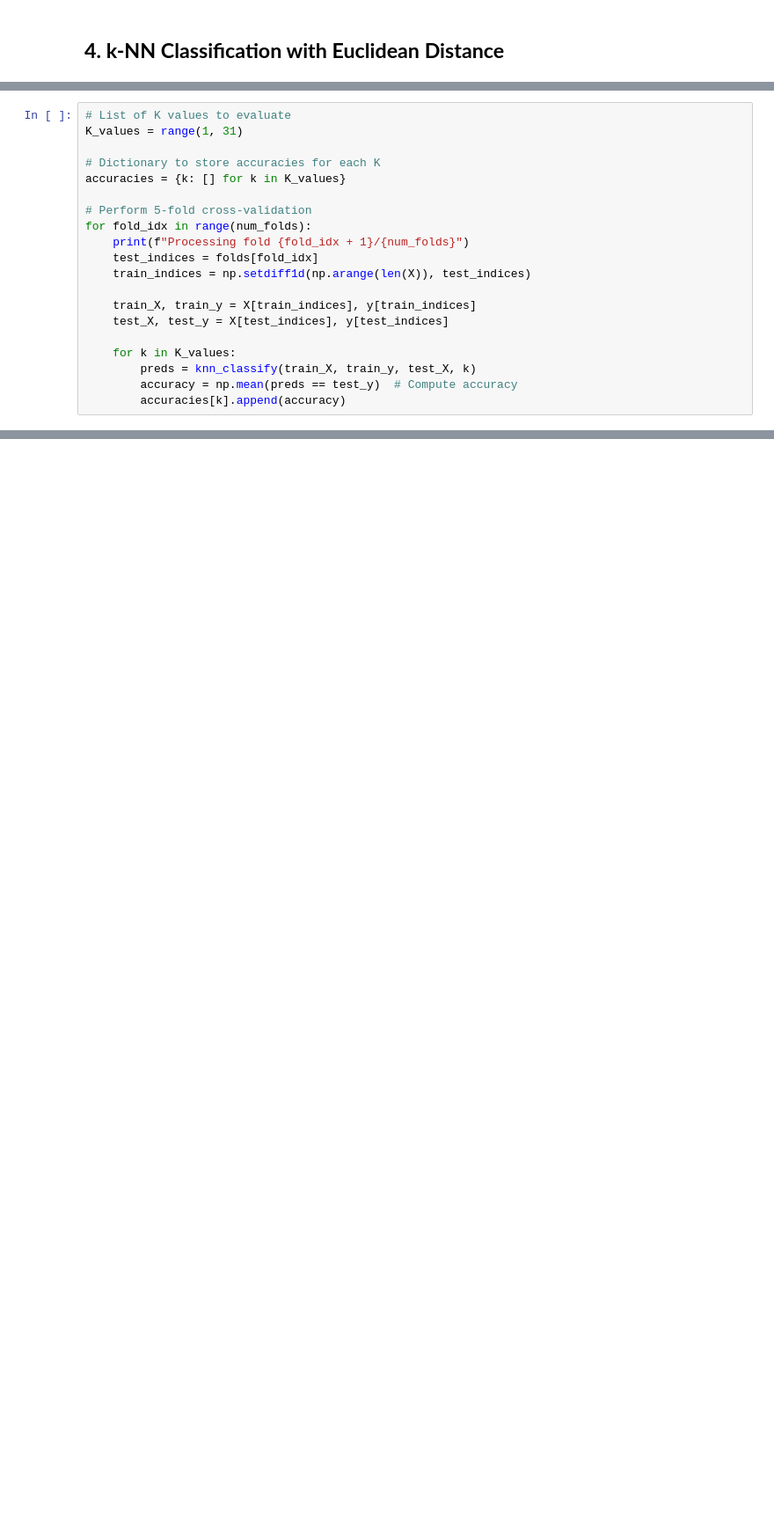
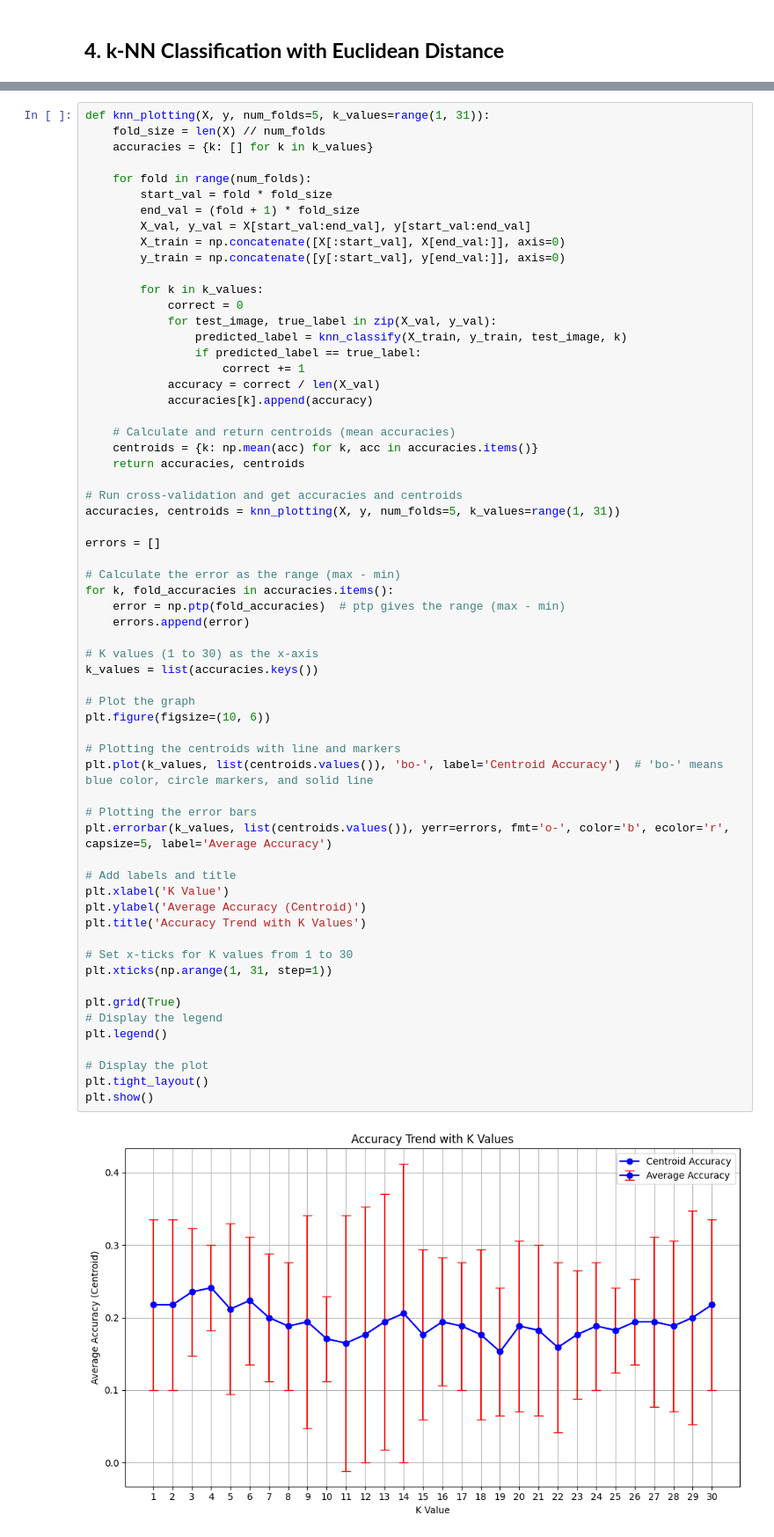
Before and after one commit to TanjiEvan/CVPR, a Jupyter notebook: MID/knn.ipynb, the cells around one changed output, grey strips where cells are left out. Shown at 88% size. Drawn from its saved outputs; the diff is of its cells as text; blank space fills up the shorter version.

```diff
--- a/MID/knn.ipynb
+++ b/MID/knn.ipynb
@@ -161,20 +302,0 @@ def knn_classify(train_X, train_y, test_X, k):
-# %%
-# List of K values to evaluate
-K_values = range(1, 31)
-
-# Dictionary to store accuracies for each K
-accuracies = {k: [] for k in K_values}
-
-# Perform 5-fold cross-validation
-for fold_idx in range(num_folds):
-    print(f"Processing fold {fold_idx + 1}/{num_folds}")
-    test_indices = folds[fold_idx]
-    train_indices = np.setdiff1d(np.arange(len(X)), test_indices)
-
-    train_X, train_y = X[train_indices], y[train_indices]
-    test_X, test_y = X[test_indices], y[test_indices]
-
-    for k in K_values:
-        preds = knn_classify(train_X, train_y, test_X, k)
-        accuracy = np.mean(preds == test_y)  # Compute accuracy
-        accuracies[k].append(accuracy)
@@ -243,0 +358,64 @@ Average Accuracies: [0.2176470588235294, 0.18823529411764706, 0.1882352941176470
+# %%
+def knn_plotting(X, y, num_folds=5, k_values=range(1, 31)):
+    fold_size = len(X) // num_folds
+    accuracies = {k: [] for k in k_values}
+
+    for fold in range(num_folds):
+        start_val = fold * fold_size
+        end_val = (fold + 1) * fold_size
+        X_val, y_val = X[start_val:end_val], y[start_val:end_val]
+        X_train = np.concatenate([X[:start_val], X[end_val:]], axis=0)
+        y_train = np.concatenate([y[:start_val], y[end_val:]], axis=0)
+
+        for k in k_values:
+            correct = 0
+            for test_image, true_label in zip(X_val, y_val):
+                predicted_label = knn_classify(X_train, y_train, test_image, k)
+                if predicted_label == true_label:
+                    correct += 1
+            accuracy = correct / len(X_val)
+            accuracies[k].append(accuracy)
+
+    # Calculate and return centroids (mean accuracies)
+    centroids = {k: np.mean(acc) for k, acc in accuracies.items()}
+    return accuracies, centroids
+
+# Run cross-validation and get accuracies and centroids
+accuracies, centroids = knn_plotting(X, y, num_folds=5, k_values=range(1, 31))
+
+errors = []
+
+# Calculate the error as the range (max - min)
+for k, fold_accuracies in accuracies.items():
+    error = np.ptp(fold_accuracies)  # ptp gives the range (max - min)
+    errors.append(error)
+
+# K values (1 to 30) as the x-axis
+k_values = list(accuracies.keys())
+
+# Plot the graph
+plt.figure(figsize=(10, 6))
+
+# Plotting the centroids with line and markers
+plt.plot(k_values, list(centroids.values()), 'bo-', label='Centroid Accuracy')  # 'bo-' means blue color, circle markers, and solid line
+
+# Plotting the error bars
+plt.errorbar(k_values, list(centroids.values()), yerr=errors, fmt='o-', color='b', ecolor='r', capsize=5, label='Average Accuracy')
+
+# Add labels and title
+plt.xlabel('K Value')
+plt.ylabel('Average Accuracy (Centroid)')
+plt.title('Accuracy Trend with K Values')
+
+# Set x-ticks for K values from 1 to 30
+plt.xticks(np.arange(1, 31, step=1))
+
+plt.grid(True)
+# Display the legend
+plt.legend()
+
+# Display the plot
+plt.tight_layout()
+plt.show()
+# %% [output]
+[figure, added]
```
Also changed, not shown: parts of 24 cells of this notebook.
